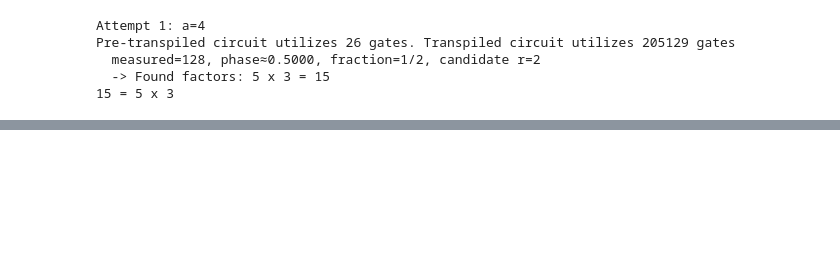
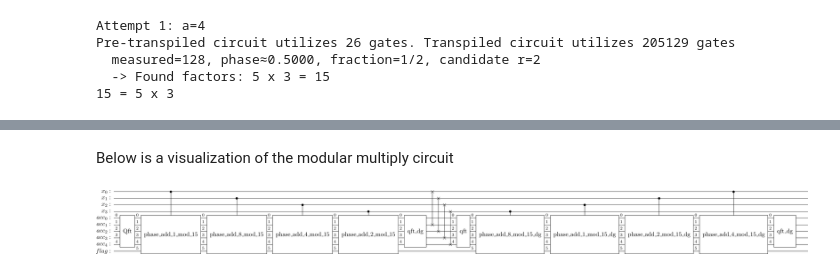
Before and after one commit to ryanfarr01/QIP_Project, a Jupyter notebook: shors_implementation.ipynb, the cells around one changed output, grey strips where cells are left out. Cells and saved outputs as stored; diff of their text form; code cells hidden in the pictures; blank space fills up the shorter version.

```diff
--- a/shors_implementation.ipynb
+++ b/shors_implementation.ipynb
@@ -405,0 +426,6 @@ Pre-transpiled circuit utilizes 26 gates. Transpiled circuit utilizes 205129 gat
+# %% [markdown]
+Below is a visualization of the modular multiply circuit
+# %%
+modular_multiply(k=2, N=15).draw('latex')
+# %% [output]
+[figure, added]
```
Also changed, not shown: parts of 11 cells of this notebook.
